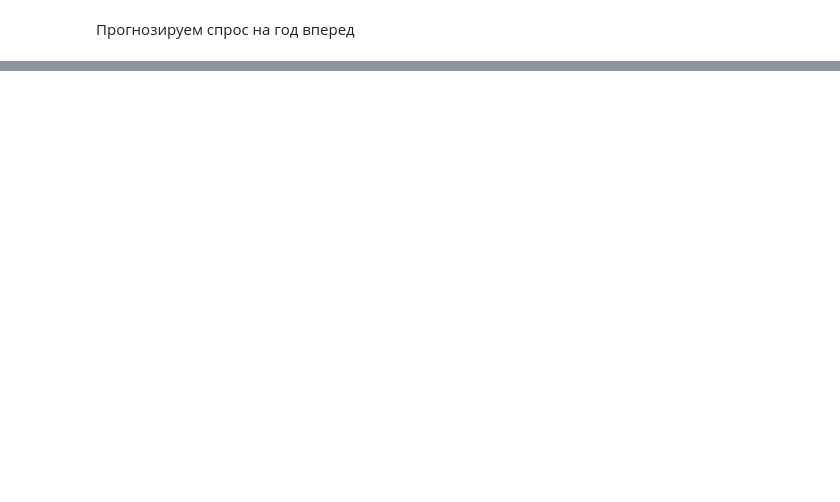
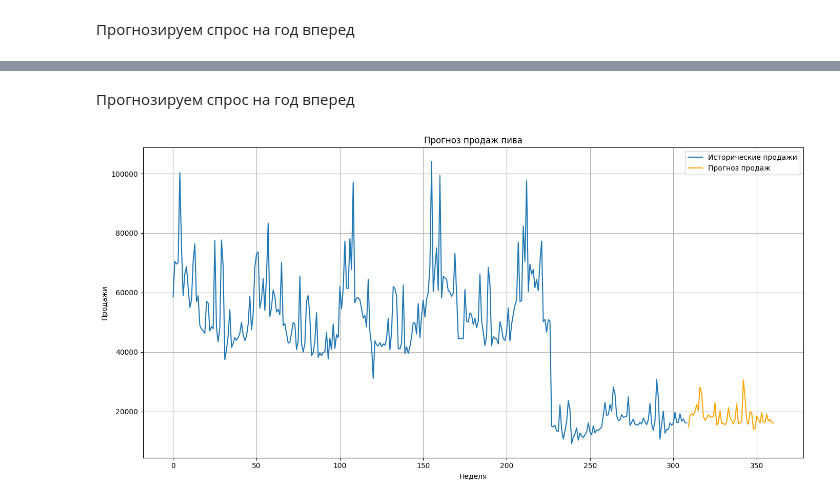
Before and after one commit to Walbyq/beer-sales-timeseries-forecast, a Jupyter notebook: beer_sales_timeseries.ipynb, the cells around one changed output, grey strips where cells are left out. Cells and saved outputs as stored; diff of their text form; code cells hidden in the pictures; blank space fills up the shorter version.

```diff
--- a/beer_sales_timeseries.ipynb
+++ b/beer_sales_timeseries.ipynb
@@ -720,0 +766,25 @@ plt.show()
+# %% [markdown]
+Прогнозируем спрос на год вперед
+# %%
+exog = lagged_shift_df.drop(columns=['move']).tail(forecast_periods)
+
+# Прогнозирование
+forecast_mean = results.predict(exog)
+
+# Создание диапазона индексов для прогноза
+last_index = lagged_shift_df.index[-1]
+forecast_index = np.arange(last_index + 1, last_index + 1 + forecast_periods)
+
+# Визуализация прогноза
+plt.figure(figsize=(14, 7))
+plt.plot(lagged_shift_df.index, lagged_shift_df['move'], label="Исторические продажи")
+plt.plot(forecast_index, forecast_mean, label="Прогноз продаж", color='orange')
+plt.title("Прогноз продаж пива")
+plt.xlabel("Неделя")
+plt.ylabel("Продажи")
+plt.legend()
+plt.grid()
+plt.tight_layout()
+plt.show()
+# %% [output]
+[figure, added]
```
Also changed, not shown: parts of 17 cells of this notebook.
